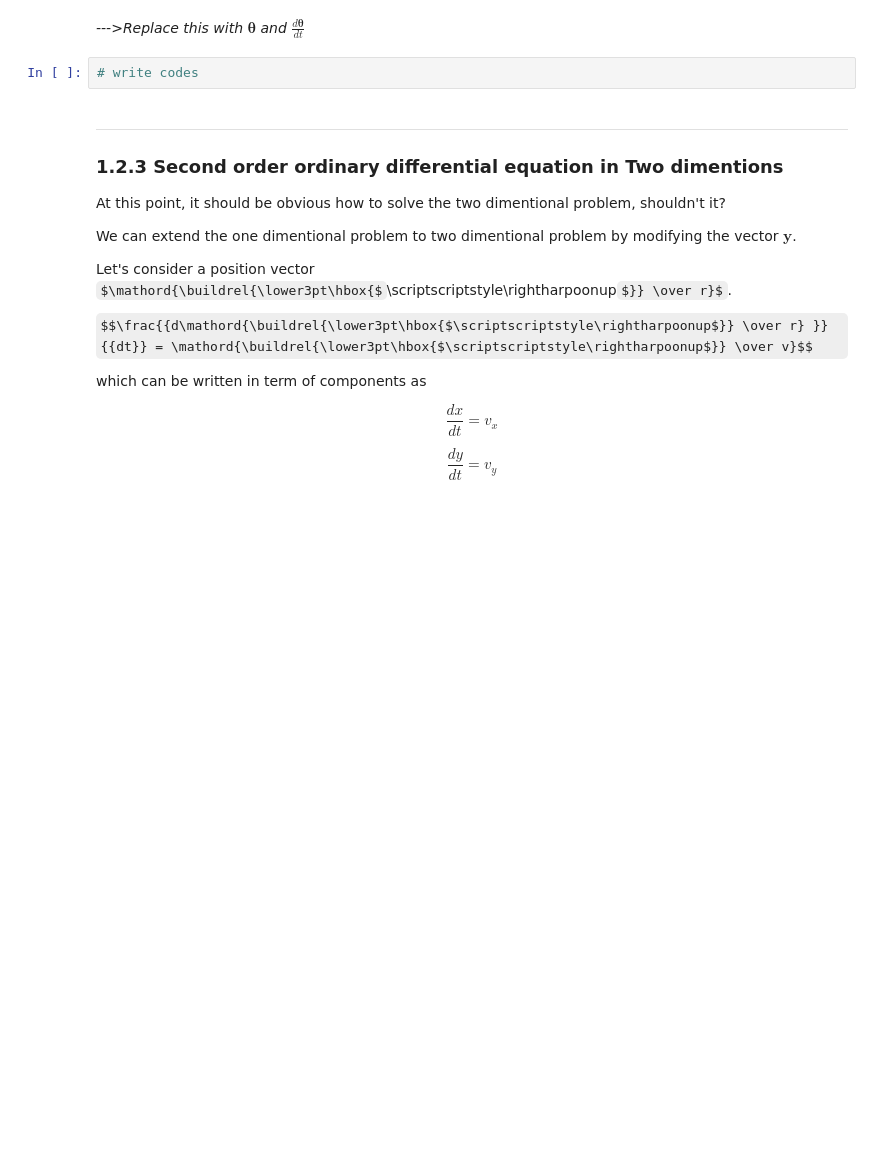
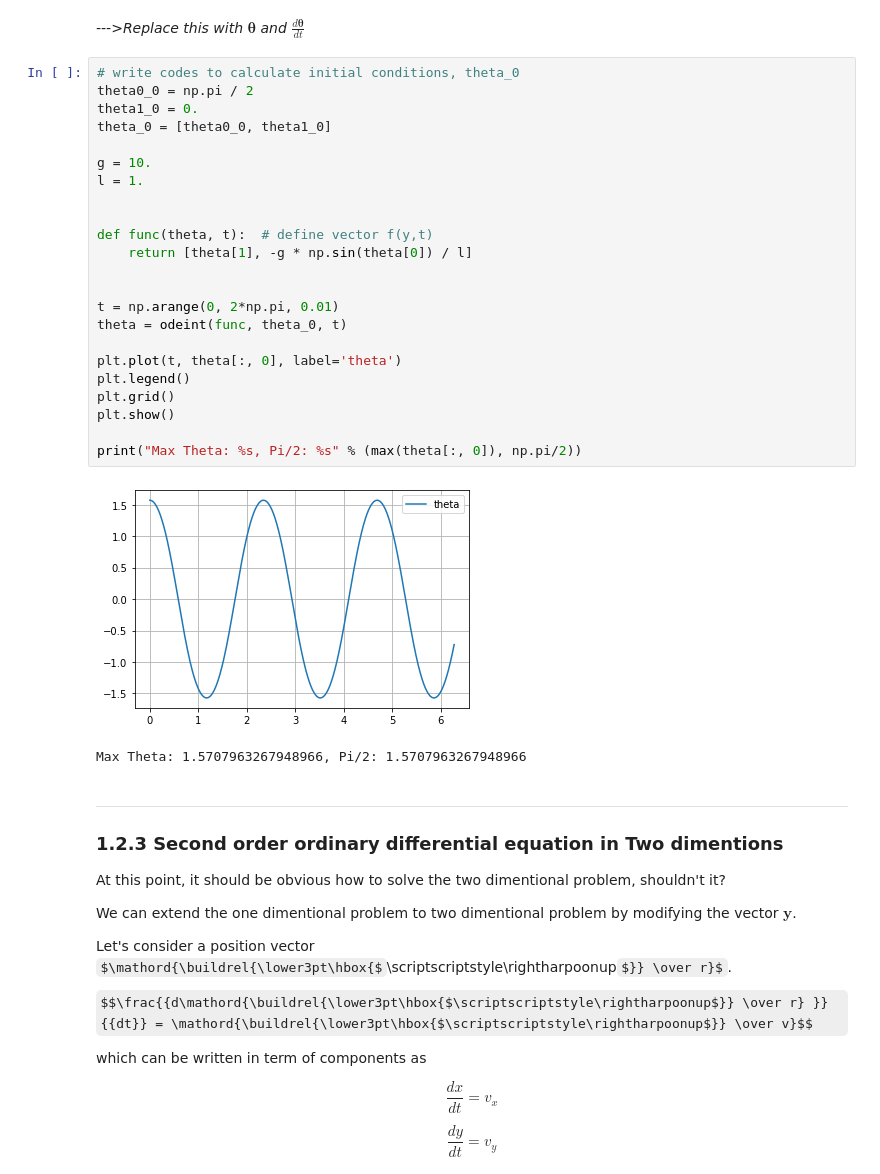
Before and after one commit to gigadot/ssm, a Jupyter notebook: Topic 01 - Ordinary Differential Equation (ODE)/1.2 Solving ODE - IVP.ipynb, the cells around one changed output. Saved outputs shown, nothing was run; the diff lists cells and outputs as text; some formulas as TeX source; blank space fills up the shorter version.

```diff
--- a/Topic 01 - Ordinary Differential Equation (ODE)/1.2 Solving ODE - IVP.ipynb
+++ b/Topic 01 - Ordinary Differential Equation (ODE)/1.2 Solving ODE - IVP.ipynb
@@ -166,8 +168,32 @@ Then, **plot graph** between the angle $\theta$ as a function of time.
 What is difference between the periods of the large amplitude oscillation and of the SHM pendulum?
 # %% [markdown]
 *--->Replace this with $\mathbf{\theta}$ and  $\frac{d\mathbf{\theta}}{dt}$*
-# %%
-# write codes
+# %%
+# write codes to calculate initial conditions, theta_0
+theta0_0 = np.pi / 2
+theta1_0 = 0.
+theta_0 = [theta0_0, theta1_0]
+
+g = 10.
+l = 1.
+
+
+def func(theta, t):  # define vector f(y,t)
+    return [theta[1], -g * np.sin(theta[0]) / l]
+
+
+t = np.arange(0, 2*np.pi, 0.01)
+theta = odeint(func, theta_0, t)
+
+plt.plot(t, theta[:, 0], label='theta')
+plt.legend()
+plt.grid()
+plt.show()
+
+print("Max Theta: %s, Pi/2: %s" % (max(theta[:, 0]), np.pi/2))
+# %% [output]
+[figure, added]
+Max Theta: 1.5707963267948966, Pi/2: 1.5707963267948966
 # %% [markdown]
 ---
 ### 1.2.3 Second order ordinary differential equation in Two dimentions
```
Also changed, not shown: parts of 3 cells of this notebook, 5 other files.
